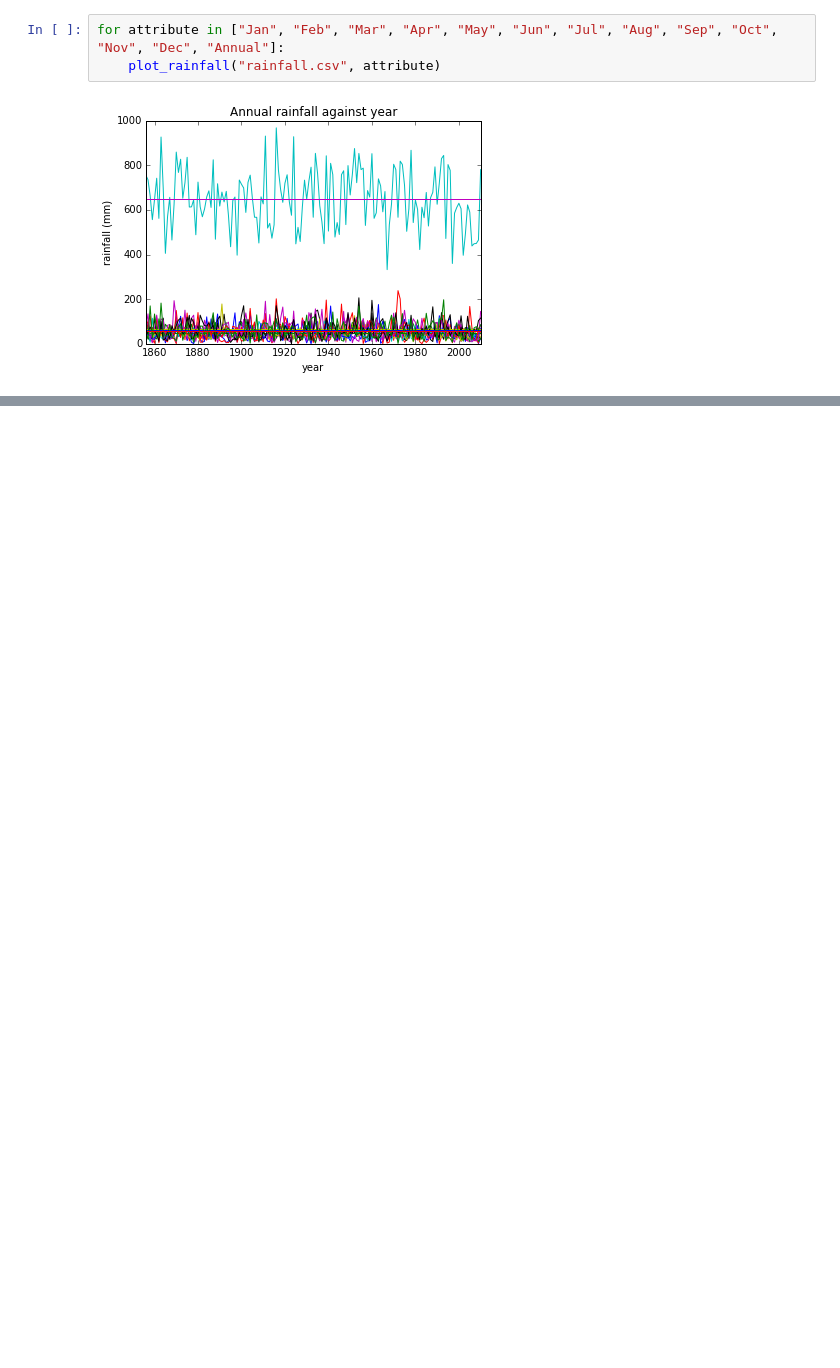
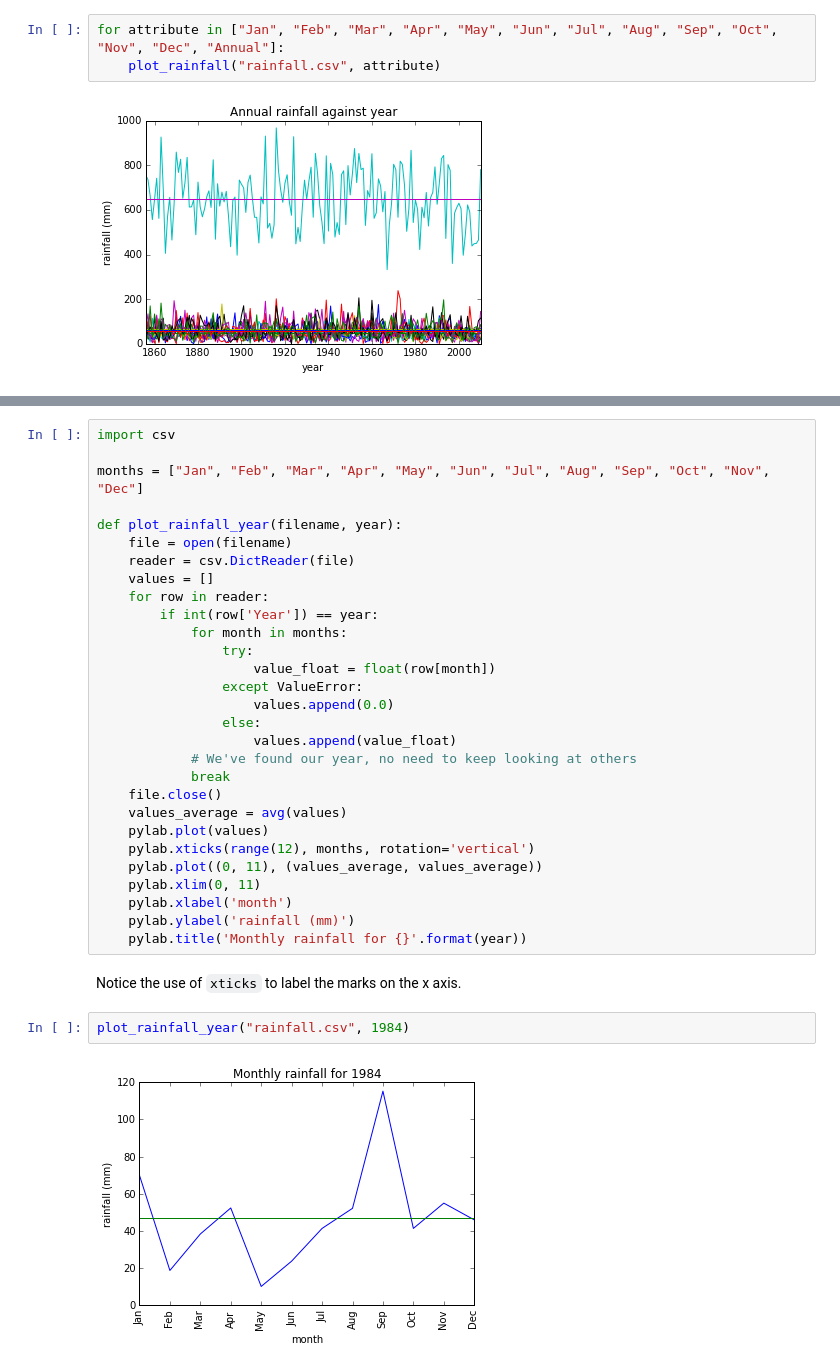
Before and after one commit to bjpop/python_rainfall_ipython, a Jupyter notebook: VLSCI Python workshop example.ipynb, the cells around one changed output, grey strips where cells are left out. Drawn from its saved outputs; the diff is of its cells as text; blank space fills up the shorter version.

Commit message:
Add example of plotting monthly rainfall for a given year

```diff
--- a/VLSCI Python workshop example.ipynb
+++ b/VLSCI Python workshop example.ipynb
@@ -595,0 +606,35 @@ for attribute in ["Jan", "Feb", "Mar", "Apr", "May", "Jun", "Jul", "Aug", "Sep",
+# %%
+import csv
+
+months = ["Jan", "Feb", "Mar", "Apr", "May", "Jun", "Jul", "Aug", "Sep", "Oct", "Nov", "Dec"]
+
+def plot_rainfall_year(filename, year):
+    file = open(filename)
+    reader = csv.DictReader(file)
+    values = []
+    for row in reader:
+        if int(row['Year']) == year:
+            for month in months:
+                try:
+                    value_float = float(row[month])
+                except ValueError:
+                    values.append(0.0)
+                else:
+                    values.append(value_float)
+            # We've found our year, no need to keep looking at others
+            break
+    file.close()
+    values_average = avg(values)
+    pylab.plot(values)
+    pylab.xticks(range(12), months, rotation='vertical')
+    pylab.plot((0, 11), (values_average, values_average))
+    pylab.xlim(0, 11)
+    pylab.xlabel('month')
+    pylab.ylabel('rainfall (mm)')
+    pylab.title('Monthly rainfall for {}'.format(year))
+# %% [markdown]
+Notice the use of `xticks` to label the marks on the x axis.
+# %%
+plot_rainfall_year("rainfall.csv", 1984)
+# %% [output]
+[figure, added]
```
Also changed, not shown: parts of 5 cells of this notebook.
